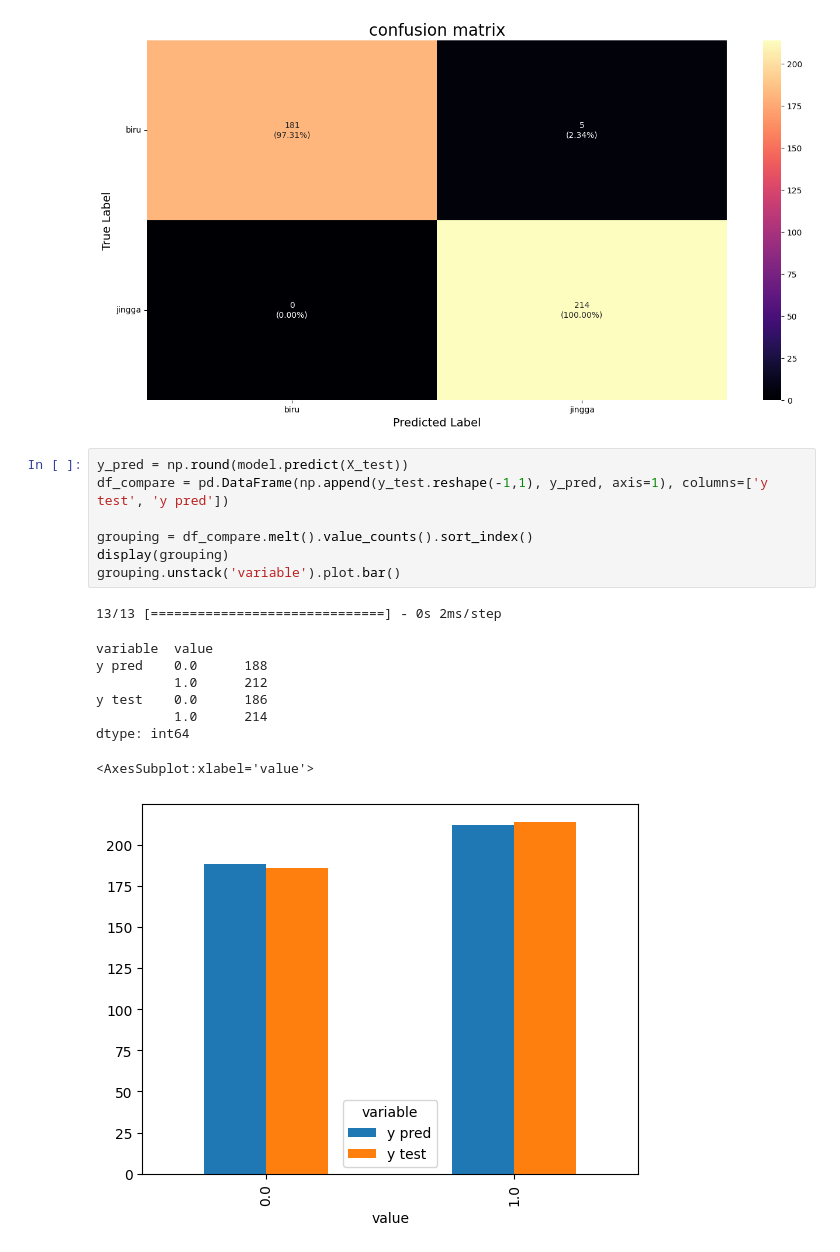
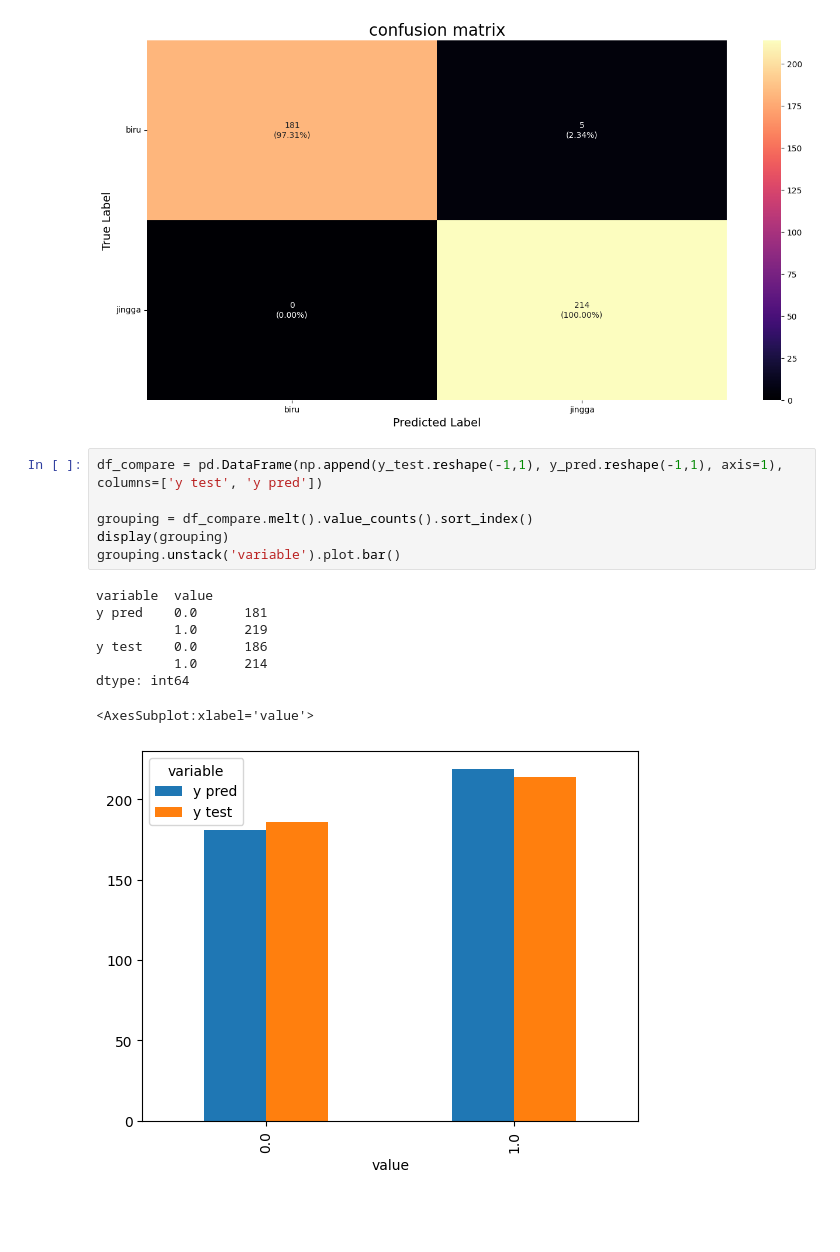
Before and after one commit to AnggaDS01/Python, a Jupyter notebook: Deep-learning/utility_usage/DL_tips_public/Membuat_confusion_matrix.ipynb, the cells around one changed output. Cells and saved outputs as stored; diff of their text form; blank space fills up the shorter version.

Commit message:
memperbaik nilai y pred untuk bar plot

```diff
--- a/Deep-learning/utility_usage/DL_tips_public/Membuat_confusion_matrix.ipynb
+++ b/Deep-learning/utility_usage/DL_tips_public/Membuat_confusion_matrix.ipynb
@@ -230,19 +230,17 @@ plot_confusion_matrix(matrix, pallete=plt.cm.magma, class_labels=labels)
 # %% [output]
 [figure]
 # %%
-y_pred = np.round(model.predict(X_test))
-df_compare = pd.DataFrame(np.append(y_test.reshape(-1,1), y_pred, axis=1), columns=['y test', 'y pred'])
+df_compare = pd.DataFrame(np.append(y_test.reshape(-1,1), y_pred.reshape(-1,1), axis=1), columns=['y test', 'y pred'])
 
 grouping = df_compare.melt().value_counts().sort_index()
 display(grouping)
 grouping.unstack('variable').plot.bar()
 # %% [output]
-13/13 [==============================] - 0s 2ms/step
+variable  value
+y pred    0.0      181
+          1.0      219
+y test    0.0      186
+          1.0      214
+dtype: int64
-variable  value
-y pred    0.0      188
-          1.0      212
-y test    0.0      186
-          1.0      214
-dtype: int64
+<AxesSubplot:xlabel='value'>
-<AxesSubplot:xlabel='value'>
-[figure, old version]
+[figure, new version]
```
